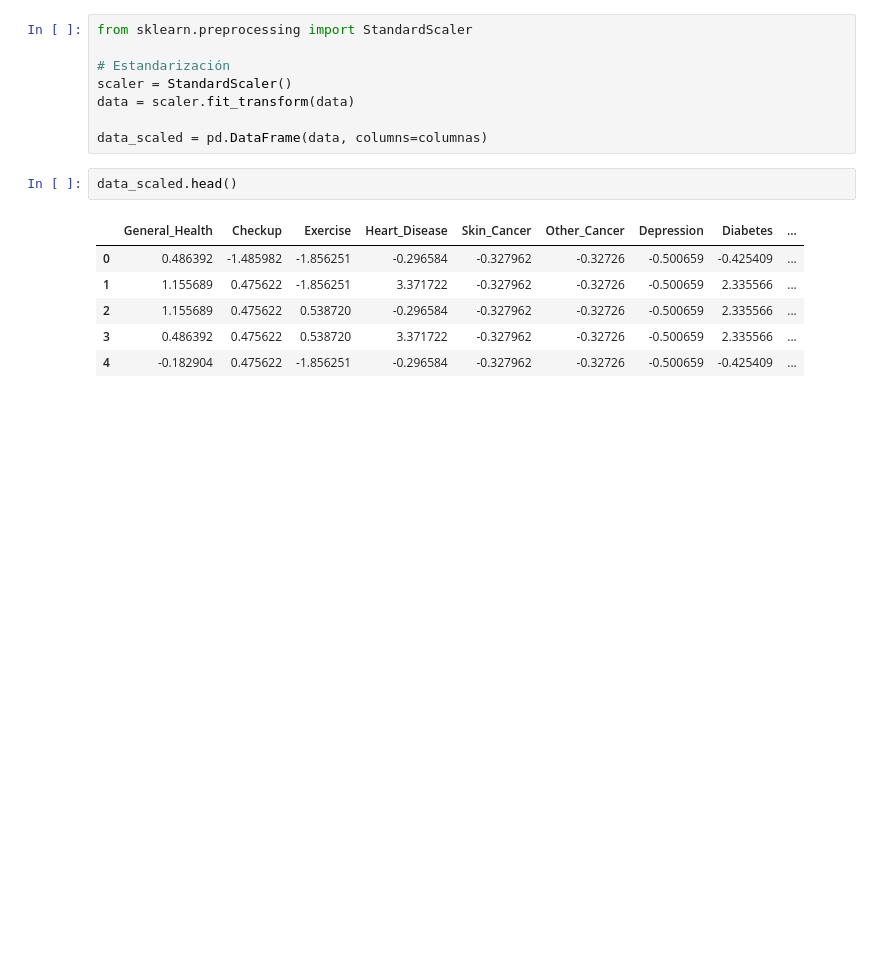
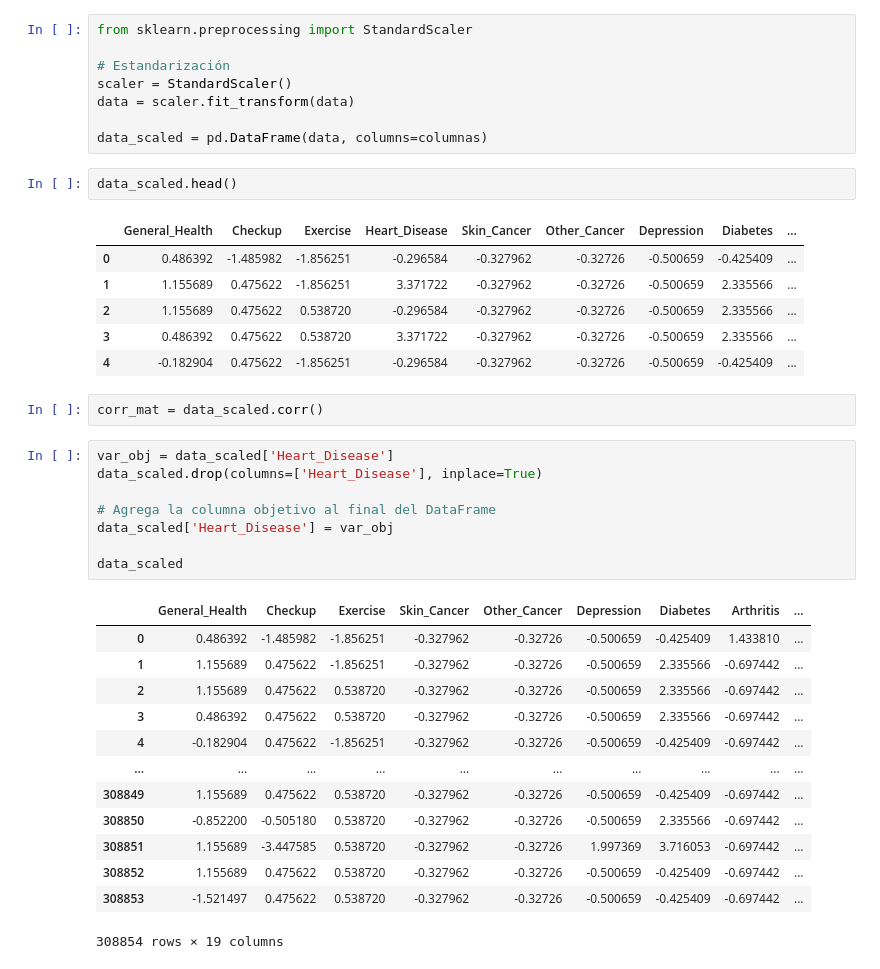
Before and after one commit to Freakscode/Hackaton-2023-PB, a Jupyter notebook: sketch.ipynb, the cells around one changed output. Drawn from its saved outputs; the diff is of its cells as text; blank space fills up the shorter version.

```diff
--- a/sketch.ipynb
+++ b/sketch.ipynb
@@ -96,3 +96,27 @@ data_scaled.head()
 | 2 | 1.155689 | 0.475622 | 0.538720 | -0.296584 | -0.327962 | -0.32726 | -0.500659 | 2.335566 | ... |
 | 3 | 0.486392 | 0.475622 | 0.538720 | 3.371722 | -0.327962 | -0.32726 | -0.500659 | 2.335566 | ... |
 | 4 | -0.182904 | 0.475622 | -1.856251 | -0.296584 | -0.327962 | -0.32726 | -0.500659 | -0.425409 | ... |
+# %%
+corr_mat = data_scaled.corr()
+# %%
+var_obj = data_scaled['Heart_Disease']
+data_scaled.drop(columns=['Heart_Disease'], inplace=True)
+
+# Agrega la columna objetivo al final del DataFrame
+data_scaled['Heart_Disease'] = var_obj
+
+data_scaled
+# %% [output]
+|  | General_Health | Checkup | Exercise | Skin_Cancer | Other_Cancer | Depression | Diabetes | Arthritis | ... |
+| 0 | 0.486392 | -1.485982 | -1.856251 | -0.327962 | -0.32726 | -0.500659 | -0.425409 | 1.433810 | ... |
+| 1 | 1.155689 | 0.475622 | -1.856251 | -0.327962 | -0.32726 | -0.500659 | 2.335566 | -0.697442 | ... |
+| 2 | 1.155689 | 0.475622 | 0.538720 | -0.327962 | -0.32726 | -0.500659 | 2.335566 | -0.697442 | ... |
+| 3 | 0.486392 | 0.475622 | 0.538720 | -0.327962 | -0.32726 | -0.500659 | 2.335566 | -0.697442 | ... |
+| 4 | -0.182904 | 0.475622 | -1.856251 | -0.327962 | -0.32726 | -0.500659 | -0.425409 | -0.697442 | ... |
+| ... | ... | ... | ... | ... | ... | ... | ... | ... | ... |
+| 308849 | 1.155689 | 0.475622 | 0.538720 | -0.327962 | -0.32726 | -0.500659 | -0.425409 | -0.697442 | ... |
+| 308850 | -0.852200 | -0.505180 | 0.538720 | -0.327962 | -0.32726 | -0.500659 | 2.335566 | -0.697442 | ... |
+| 308851 | 1.155689 | -3.447585 | 0.538720 | -0.327962 | -0.32726 | 1.997369 | 3.716053 | -0.697442 | ... |
+| 308852 | 1.155689 | 0.475622 | 0.538720 | -0.327962 | -0.32726 | -0.500659 | -0.425409 | -0.697442 | ... |
+| 308853 | -1.521497 | 0.475622 | 0.538720 | -0.327962 | -0.32726 | -0.500659 | -0.425409 | -0.697442 | ... |
+308854 rows × 19 columns
```
Also changed, not shown: parts of 3 cells of this notebook.
